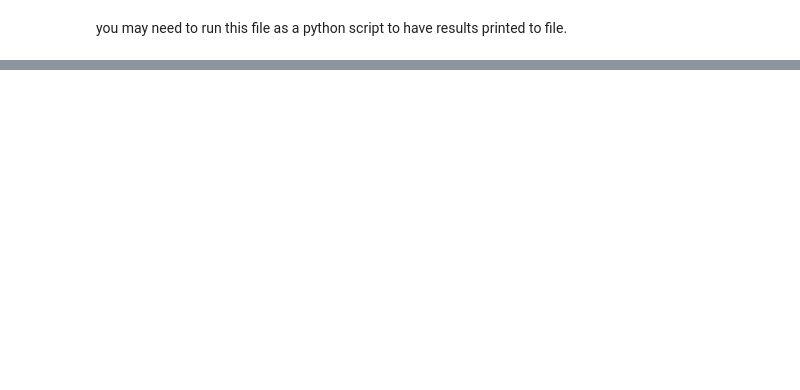
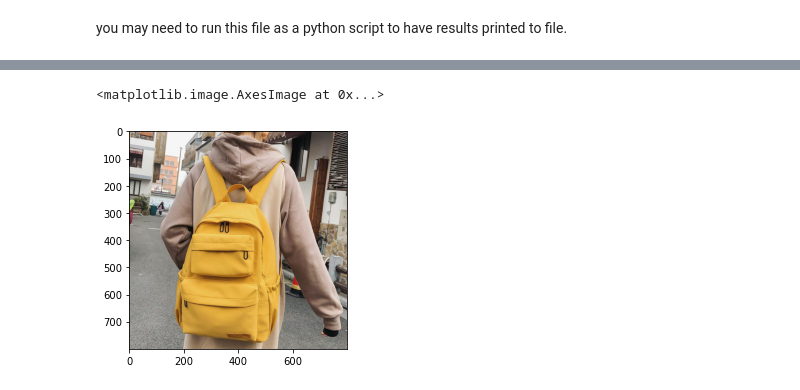
Before and after one commit to mila-aia/image_classification_simulation, a Jupyter notebook: notebooks/clustering.ipynb, the cells around one changed output, grey strips where cells are left out. Cells and saved outputs as stored; diff of their text form; code cells hidden in the pictures; blank space fills up the shorter version.

```diff
--- a/notebooks/clustering.ipynb
+++ b/notebooks/clustering.ipynb
@@ -73,0 +120,5 @@ show_grid_images(target_images,target_cluster_ids,height=6,width=6,save_path='./
+# %%
+plt.imshow(plt.imread("./test_cases/backpack3.jpeg"))
+# %% [output]
+<matplotlib.image.AxesImage at 0x...>
+[figure, added]
```
Also changed, not shown: parts of 10 cells of this notebook, 4 other files.
